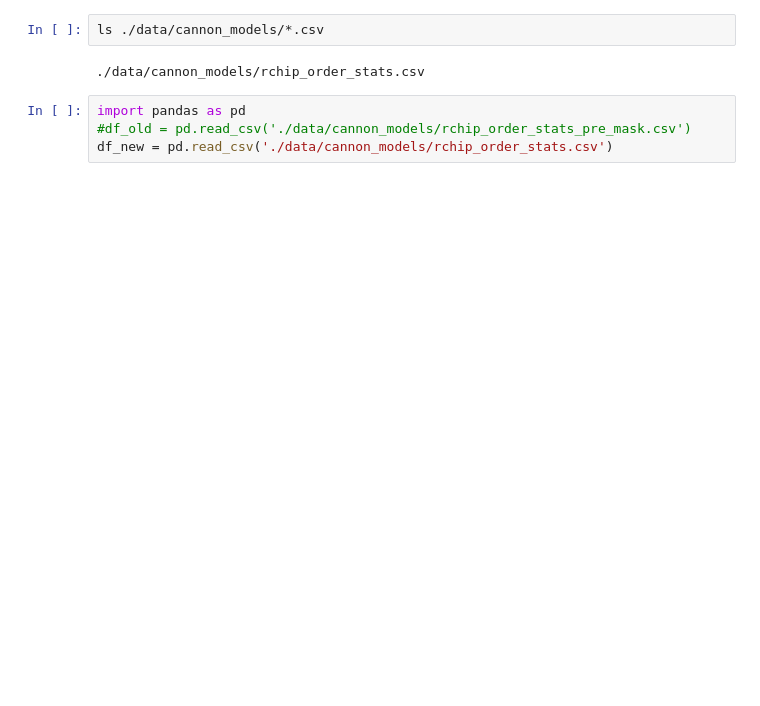
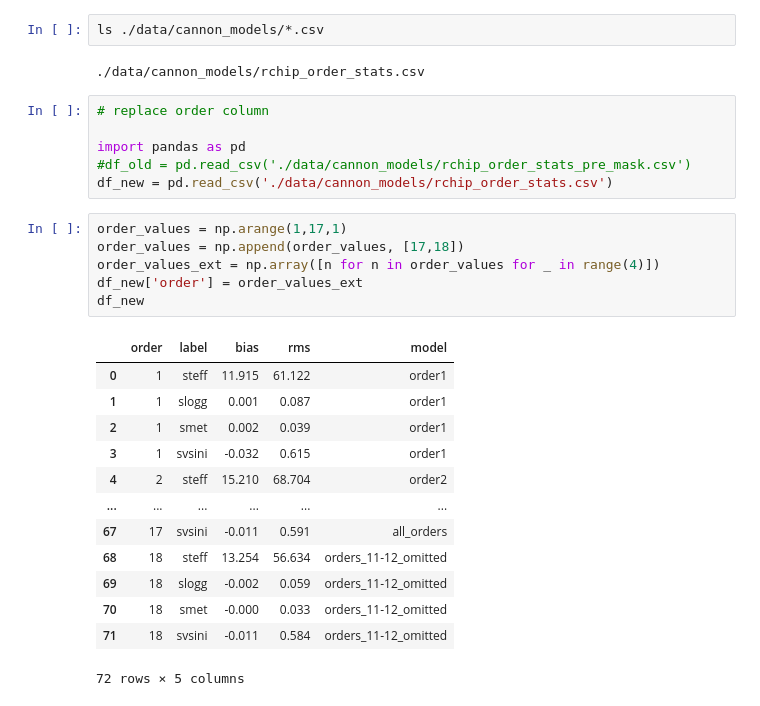
Before and after one commit to isabelangelo/cks_binaries, a Jupyter notebook: order_performance_plots.ipynb, the cells around one changed output. Drawn from its saved outputs; the diff is of its cells as text; blank space fills up the shorter version.

```diff
--- a/order_performance_plots.ipynb
+++ b/order_performance_plots.ipynb
@@ -3,9 +3,31 @@ ls ./data/cannon_models/*.csv
 # %% [output]
 ./data/cannon_models/rchip_order_stats.csv
 # %%
+# replace order column
+
 import pandas as pd
 #df_old = pd.read_csv('./data/cannon_models/rchip_order_stats_pre_mask.csv')
 df_new = pd.read_csv('./data/cannon_models/rchip_order_stats.csv')
+# %%
+order_values = np.arange(1,17,1)
+order_values = np.append(order_values, [17,18])
+order_values_ext = np.array([n for n in order_values for _ in range(4)])
+df_new['order'] = order_values_ext
+df_new
+# %% [output]
+|  | order | label | bias | rms | model |
+| 0 | 1 | steff | 11.915 | 61.122 | order1 |
+| 1 | 1 | slogg | 0.001 | 0.087 | order1 |
+| 2 | 1 | smet | 0.002 | 0.039 | order1 |
+| 3 | 1 | svsini | -0.032 | 0.615 | order1 |
+| 4 | 2 | steff | 15.210 | 68.704 | order2 |
+| ... | ... | ... | ... | ... | ... |
+| 67 | 17 | svsini | -0.011 | 0.591 | all_orders |
+| 68 | 18 | steff | 13.254 | 56.634 | orders_11-12_omitted |
+| 69 | 18 | slogg | -0.002 | 0.059 | orders_11-12_omitted |
+| 70 | 18 | smet | -0.000 | 0.033 | orders_11-12_omitted |
+| 71 | 18 | svsini | -0.011 | 0.584 | orders_11-12_omitted |
+72 rows × 5 columns
 # %%
 # can I plot teff for 1 order?
 # it's just a single value
```
Also changed, not shown: parts of 3 cells of this notebook, 12 other files.
